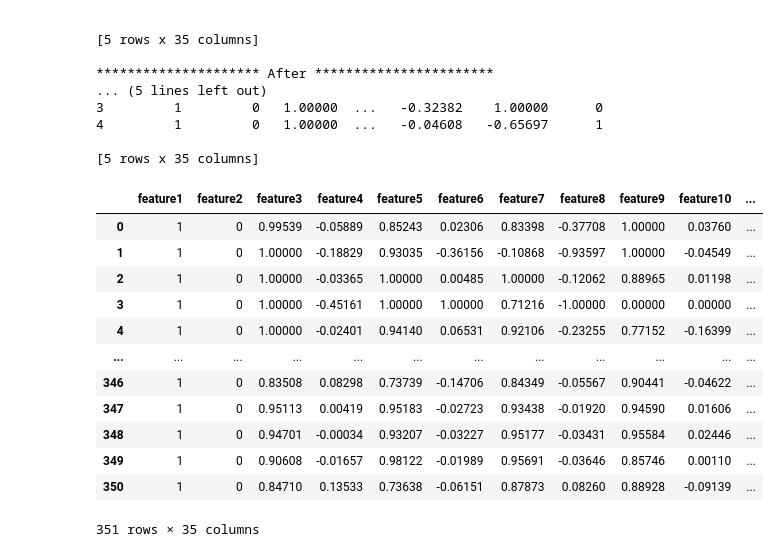
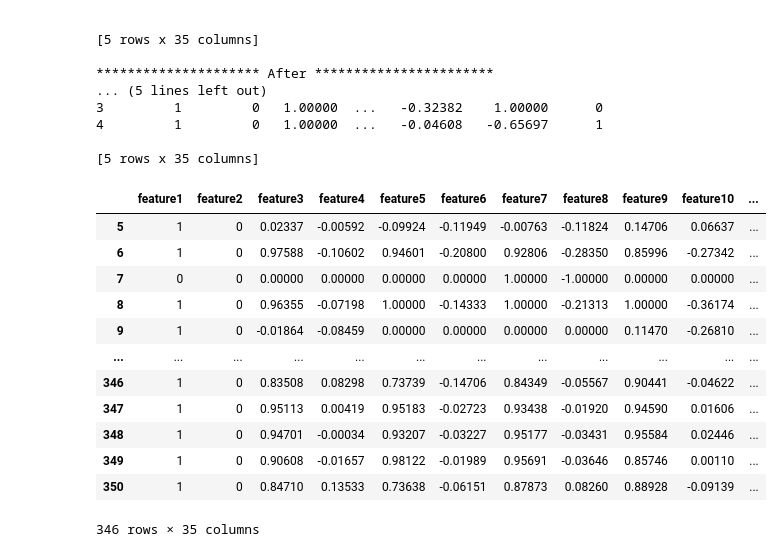
Before and after one commit to NeuralClassifier/HDBSCAN-OutlierDetect, a Jupyter notebook: ODRA.ipynb, the cells around one changed output. Cells and saved outputs as stored; diff of their text form; code cells hidden in the pictures.

```diff
--- a/ODRA.ipynb
+++ b/ODRA.ipynb
@@ -136,21 +136,21 @@ df = ld.encode(0)
 
 [5 rows x 35 columns]
 # %%
-df
+df.iloc[5:,:]
 # %% [output]
 |  | feature1 | feature2 | feature3 | feature4 | feature5 | feature6 | feature7 | feature8 | feature9 | feature10 | ... |
-| 0 | 1 | 0 | 0.99539 | -0.05889 | 0.85243 | 0.02306 | 0.83398 | -0.37708 | 1.00000 | 0.03760 | ... |
-| 1 | 1 | 0 | 1.00000 | -0.18829 | 0.93035 | -0.36156 | -0.10868 | -0.93597 | 1.00000 | -0.04549 | ... |
-| 2 | 1 | 0 | 1.00000 | -0.03365 | 1.00000 | 0.00485 | 1.00000 | -0.12062 | 0.88965 | 0.01198 | ... |
-| 3 | 1 | 0 | 1.00000 | -0.45161 | 1.00000 | 1.00000 | 0.71216 | -1.00000 | 0.00000 | 0.00000 | ... |
-| 4 | 1 | 0 | 1.00000 | -0.02401 | 0.94140 | 0.06531 | 0.92106 | -0.23255 | 0.77152 | -0.16399 | ... |
+| 5 | 1 | 0 | 0.02337 | -0.00592 | -0.09924 | -0.11949 | -0.00763 | -0.11824 | 0.14706 | 0.06637 | ... |
+| 6 | 1 | 0 | 0.97588 | -0.10602 | 0.94601 | -0.20800 | 0.92806 | -0.28350 | 0.85996 | -0.27342 | ... |
+| 7 | 0 | 0 | 0.00000 | 0.00000 | 0.00000 | 0.00000 | 1.00000 | -1.00000 | 0.00000 | 0.00000 | ... |
+| 8 | 1 | 0 | 0.96355 | -0.07198 | 1.00000 | -0.14333 | 1.00000 | -0.21313 | 1.00000 | -0.36174 | ... |
+| 9 | 1 | 0 | -0.01864 | -0.08459 | 0.00000 | 0.00000 | 0.00000 | 0.00000 | 0.11470 | -0.26810 | ... |
 | ... | ... | ... | ... | ... | ... | ... | ... | ... | ... | ... | ... |
 | 346 | 1 | 0 | 0.83508 | 0.08298 | 0.73739 | -0.14706 | 0.84349 | -0.05567 | 0.90441 | -0.04622 | ... |
 | 347 | 1 | 0 | 0.95113 | 0.00419 | 0.95183 | -0.02723 | 0.93438 | -0.01920 | 0.94590 | 0.01606 | ... |
 | 348 | 1 | 0 | 0.94701 | -0.00034 | 0.93207 | -0.03227 | 0.95177 | -0.03431 | 0.95584 | 0.02446 | ... |
 | 349 | 1 | 0 | 0.90608 | -0.01657 | 0.98122 | -0.01989 | 0.95691 | -0.03646 | 0.85746 | 0.00110 | ... |
 | 350 | 1 | 0 | 0.84710 | 0.13533 | 0.73638 | -0.06151 | 0.87873 | 0.08260 | 0.88928 | -0.09139 | ... |
-351 rows × 35 columns
+346 rows × 35 columns
 # %%
 class ODRA:
   def __init__(self,df,k):
```
Also changed, not shown: parts of 2 cells of this notebook.
